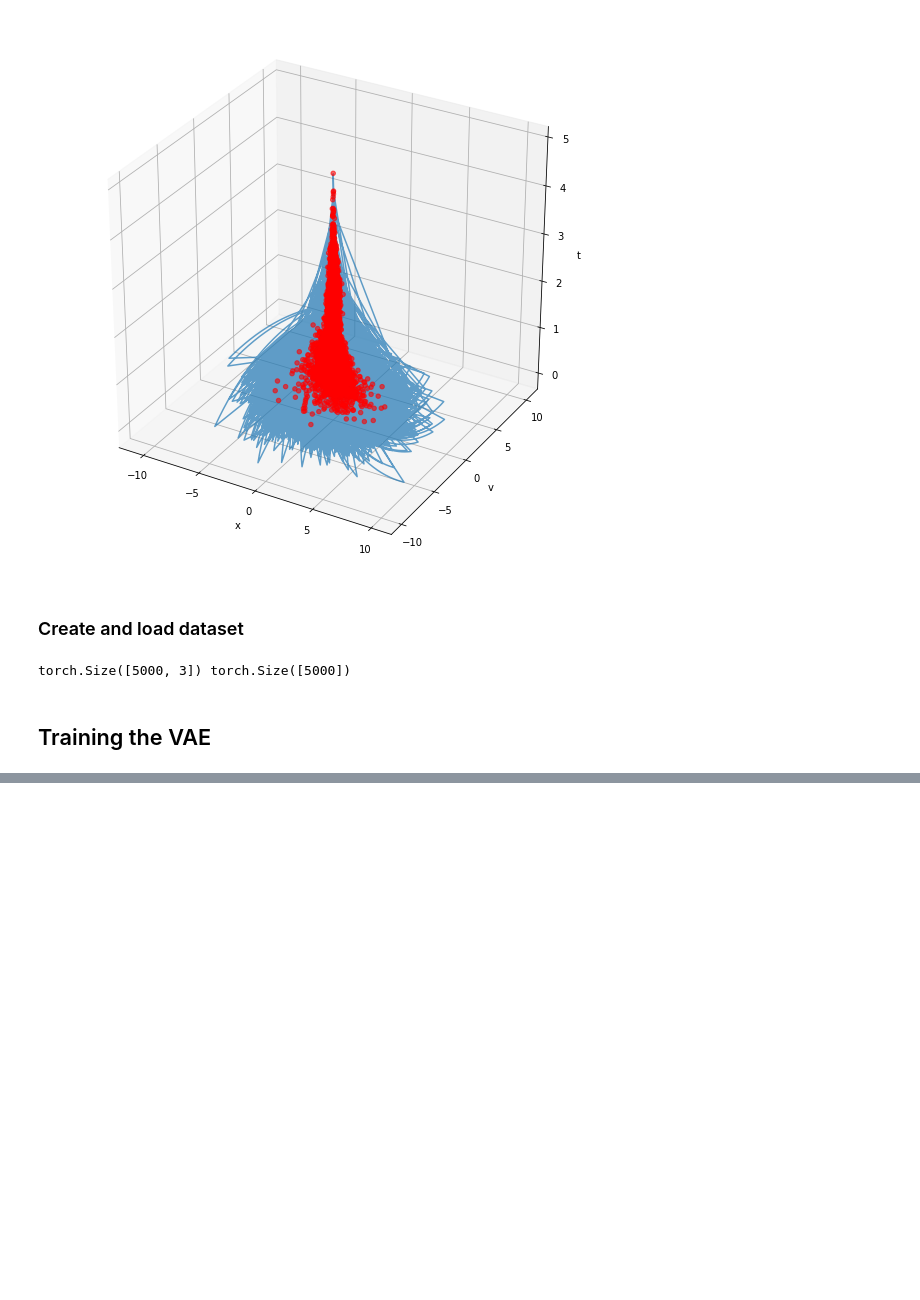
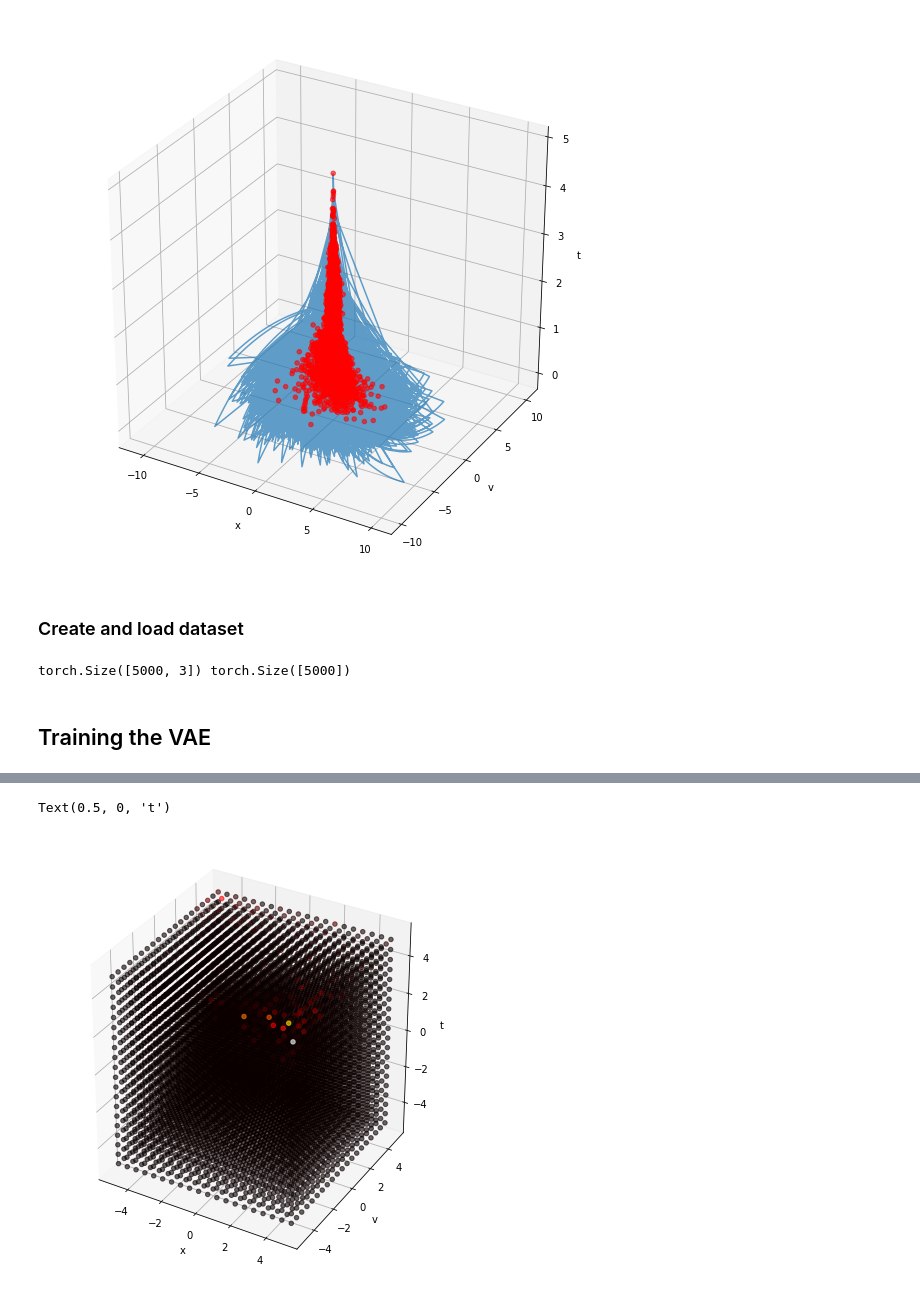
Before and after one commit to massastrello/PDMP-ID, a Jupyter notebook: pyPDMP/notebooks/VAE-PDMP.ipynb, the cells around one changed output, grey strips where cells are left out. Drawn from its saved outputs; the diff is of its cells as text; code cells hidden in the pictures; blank space fills up the shorter version.

Commit message:
feat: prob attempts

```diff
--- a/pyPDMP/notebooks/VAE-PDMP.ipynb
+++ b/pyPDMP/notebooks/VAE-PDMP.ipynb
@@ -247,0 +289,22 @@ Text(0.5, 0, 't')
+# %%
+# points after reparam
+z = torch.Tensor(z)
+# %%
+logprobs = list()
+for i in range(8000):
+    var = torch.exp(logvar[i])
+    logprobs.append(MultivariateNormal(mu[i], var*torch.eye(6)).log_prob(z[i]))
+
+logprobs = torch.stack(logprobs, 0)
+# %%
+probs = torch.exp(logprobs.reshape(8000)).detach().numpy()
+# %%
+fig = plt.figure(figsize = (16,8))
+ax1 = fig.add_subplot(121,projection='3d')
+ax1.scatter(xs = pts[:,0], ys = pts[:,1],zs = pts[:,2], c=probs, alpha = .6, cmap=plt.hot())
+ax1.set_xlabel('x')
+ax1.set_ylabel('v')
+ax1.set_zlabel('t')
+# %% [output]
+Text(0.5, 0, 't')
+[figure, added]
```
Also changed, not shown: parts of 14 cells of this notebook, 1 other file.
